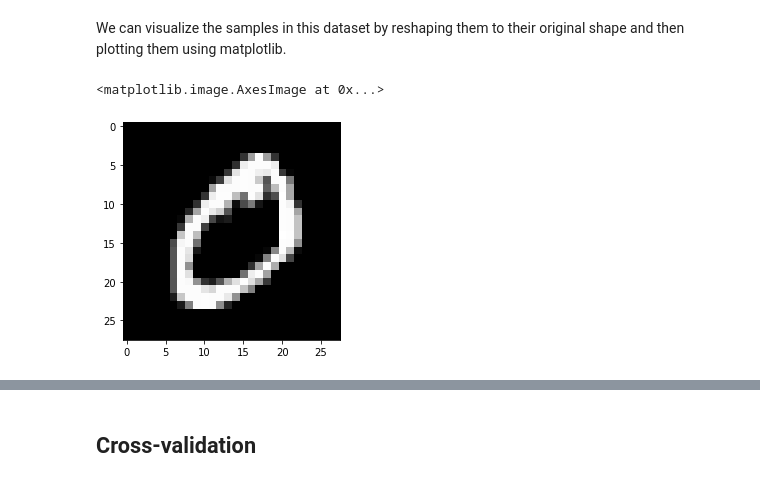
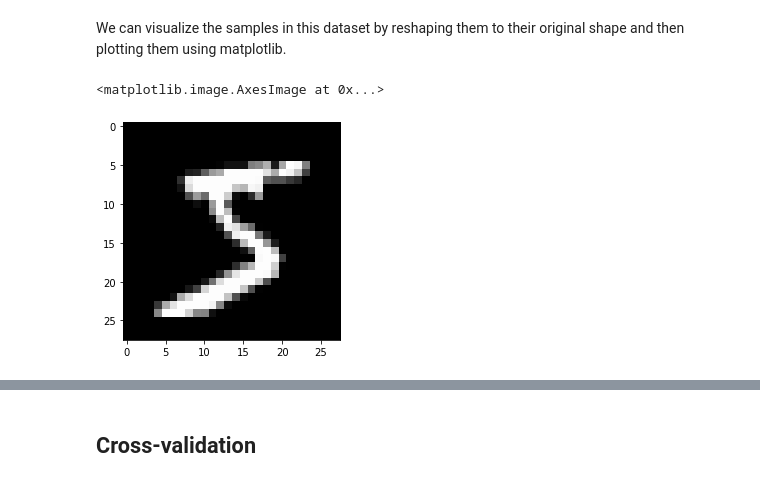
Before and after one commit to kunalburgul/AMLP, a Jupyter notebook: Books/AMLP/Notebook_1.ipynb, the cells around one changed output, grey strips where cells are left out. Saved outputs shown, nothing was run; the diff lists cells and outputs as text; code cells hidden in the pictures.

```diff
--- a/Books/AMLP/Notebook_1.ipynb
+++ b/Books/AMLP/Notebook_1.ipynb
@@ -59,10 +59,10 @@ pixel_values.shape, targets.shape
 # %% [markdown]
 We can visualize the samples in this dataset by reshaping them to their original shape and then plotting them using matplotlib.
 # %%
-single_image = pixel_values[1, :].reshape(28, 28)
+single_image = pixel_values.iloc[0, :].values.reshape(28, 28)
 plt.imshow(single_image, cmap='gray')
 # %% [output]
 <matplotlib.image.AxesImage at 0x...>
-[figure, old version]
+[figure, new version]
 # %%
 tsne = manifold.TSNE(n_components=2, random_state=42)
```
Also changed, not shown: parts of 12 cells of this notebook.
